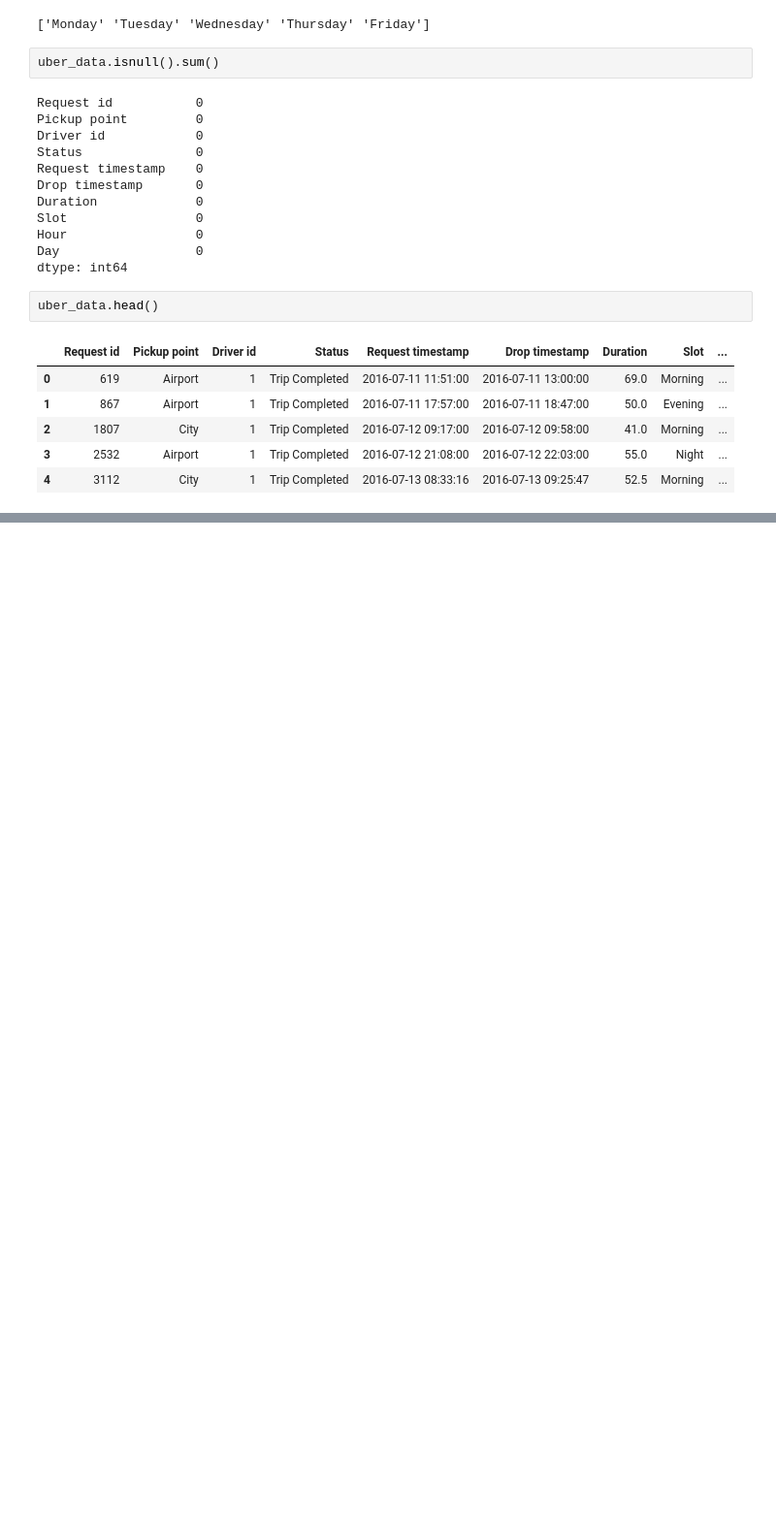
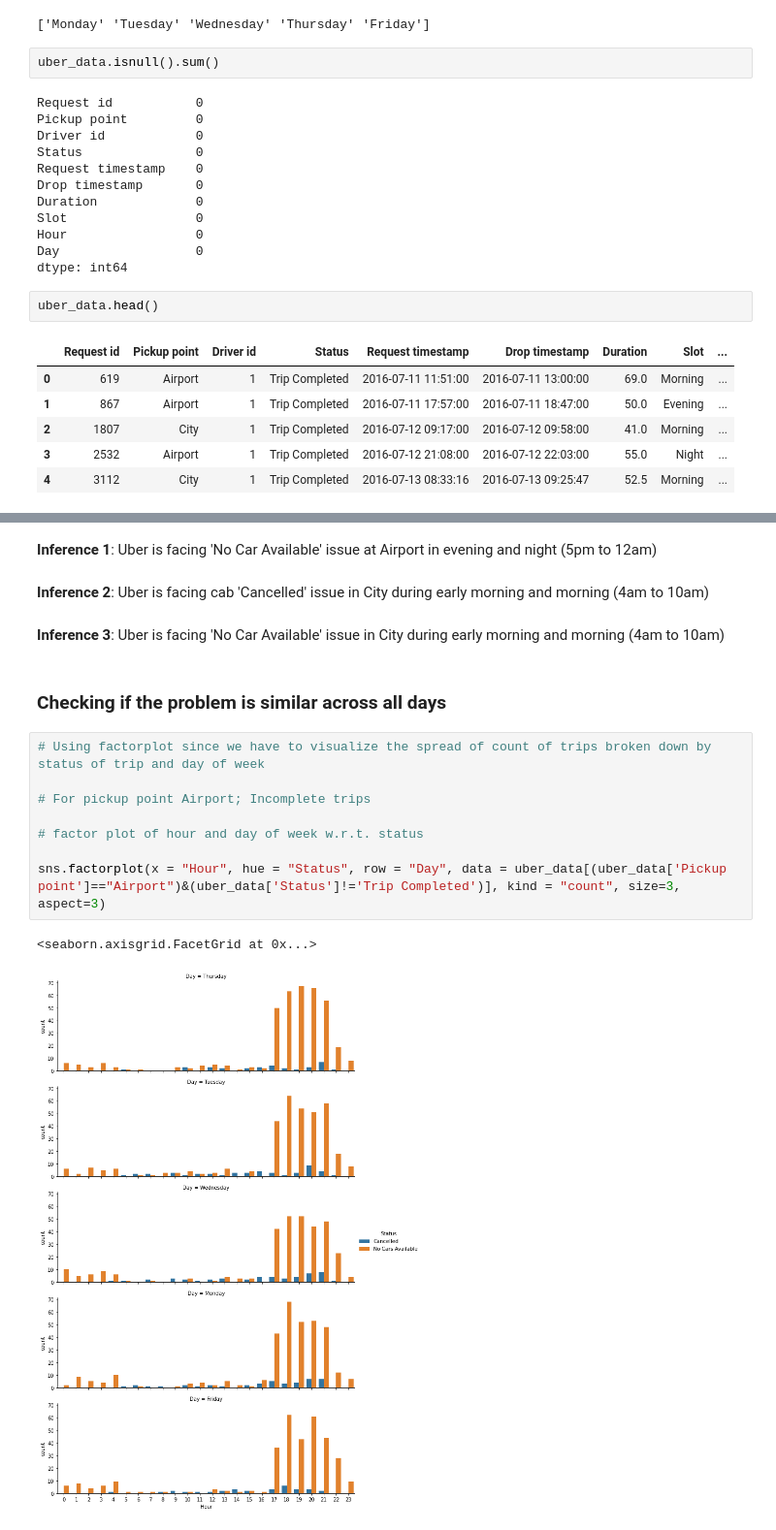
Before and after one commit to VikashShrivastava/EDA_PROJECT, a Jupyter notebook: EDA_CODES.ipynb, the cells around one changed output, grey strips where cells are left out. Shown at 97% size. Saved outputs shown, nothing was run; the diff lists cells and outputs as text; blank space fills up the shorter version.

```diff
--- a/EDA_CODES.ipynb
+++ b/EDA_CODES.ipynb
@@ -306,0 +359,19 @@ uber_data.head()
+# %% [markdown]
+**Inference 1**: Uber is facing 'No Car Available' issue at Airport in evening and night (5pm to 12am)
+# %% [markdown]
+**Inference 2**: Uber is facing cab 'Cancelled' issue in City during early morning and morning (4am to 10am)
+# %% [markdown]
+**Inference 3**: Uber is facing 'No Car Available' issue in City during early morning and morning (4am to 10am)
+# %% [markdown]
+### Checking if the problem is similar across all days
+# %%
+# Using factorplot since we have to visualize the spread of count of trips broken down by status of trip and day of week
+
+# For pickup point Airport; Incomplete trips
+
+# factor plot of hour and day of week w.r.t. status
+
+sns.factorplot(x = "Hour", hue = "Status", row = "Day", data = uber_data[(uber_data['Pickup point']=="Airport")&(uber_data['Status']!='Trip Completed')], kind = "count", size=3, aspect=3)
+# %% [output]
+<seaborn.axisgrid.FacetGrid at 0x...>
+[figure, added]
```
Also changed, not shown: parts of 26 cells of this notebook.
